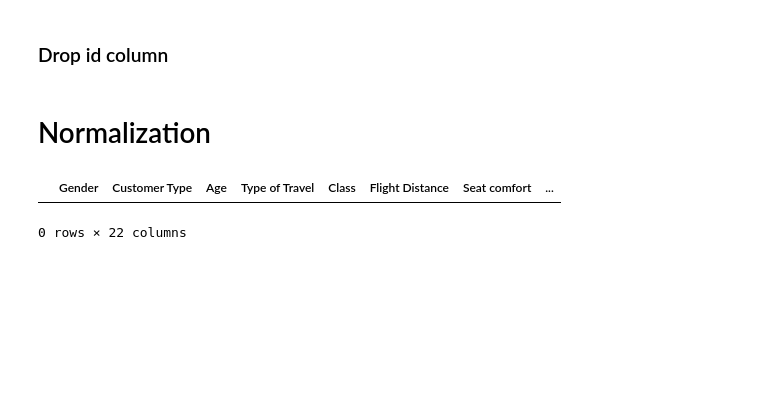
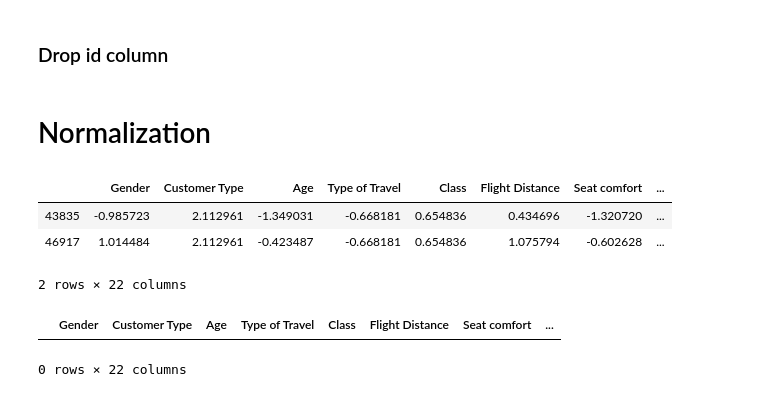
Before and after one commit to emnaidoudi/Customer-satisfaction, a Jupyter notebook: NOTEBOOK.ipynb, the cells around one changed output. Drawn from its saved outputs; the diff is of its cells as text; code cells hidden in the pictures; blank space fills up the shorter version.

```diff
--- a/NOTEBOOK.ipynb
+++ b/NOTEBOOK.ipynb
@@ -200,6 +200,13 @@ sc_X = StandardScaler()
 X_train_corr = sc_X.fit_transform(X)
 
 X = pd.DataFrame(X_train_corr, index=X.index, columns=X.columns)
+# %%
+X.head(2)
+# %% [output]
+|  | Gender | Customer Type | Age | Type of Travel | Class | Flight Distance | Seat comfort | ... |
+| 43835 | -0.985723 | 2.112961 | -1.349031 | -0.668181 | 0.654836 | 0.434696 | -1.320720 | ... |
+| 46917 | 1.014484 | 2.112961 | -0.423487 | -0.668181 | 0.654836 | 1.075794 | -0.602628 | ... |
+2 rows × 22 columns
 # %%
 X[X["Arrival Delay in Minutes"] != X["Arrival Delay in Minutes"]]
 # %% [output]
```
Also changed, not shown: parts of 15 cells of this notebook.
